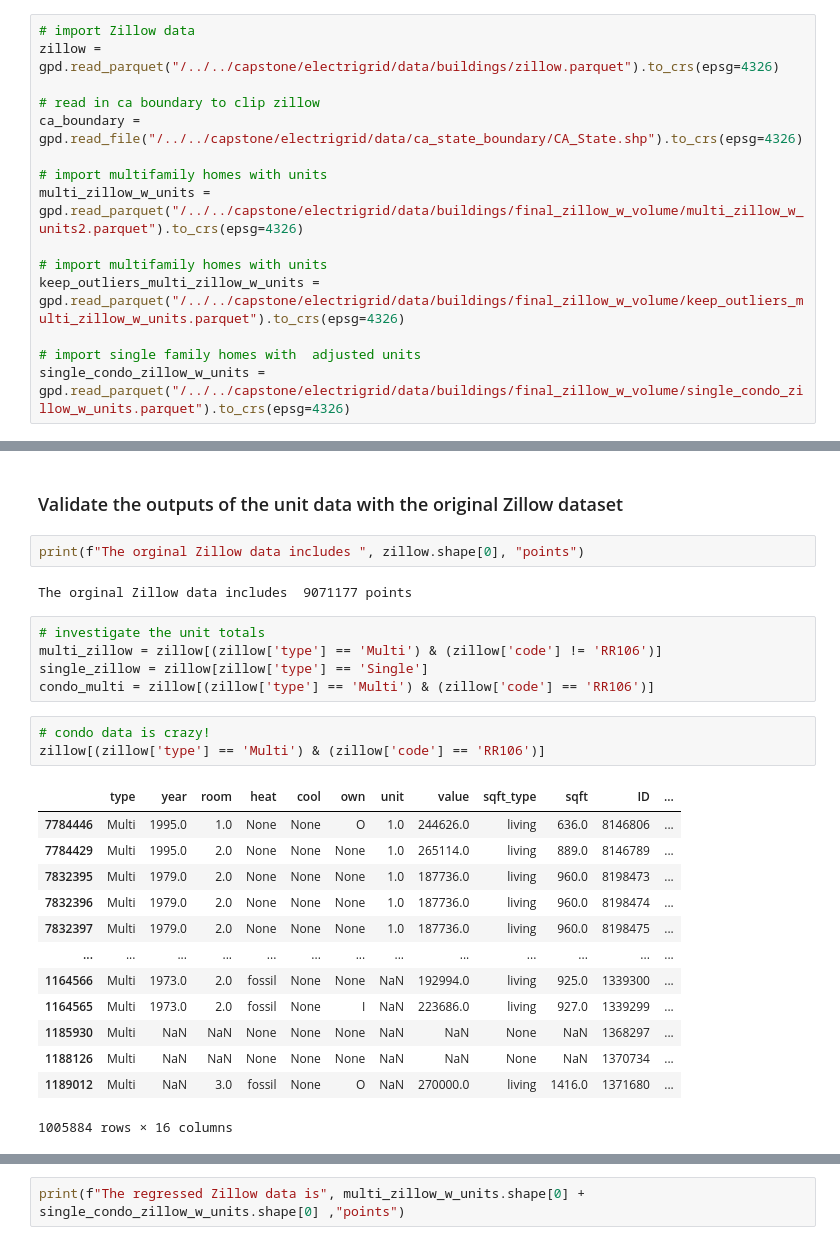
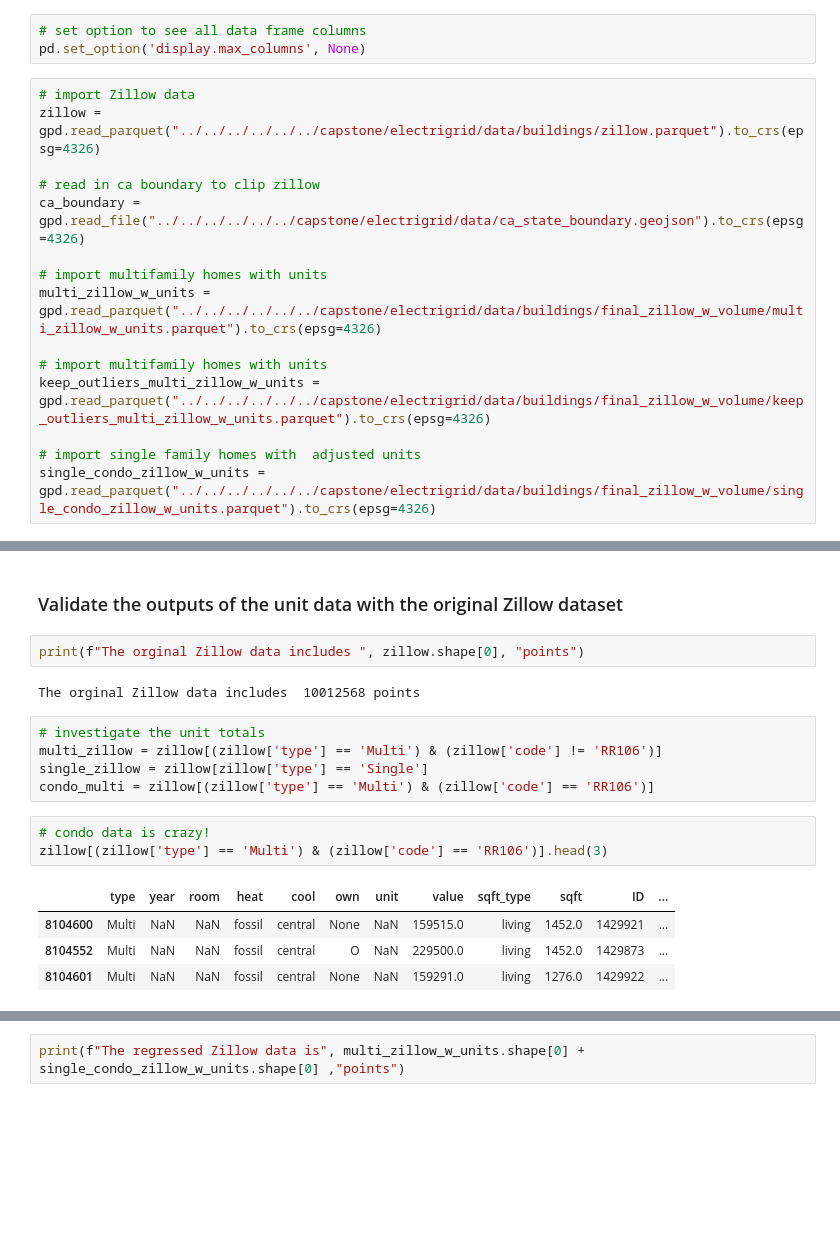
Before and after one commit to sofiiir/building-unit-regression, a Jupyter notebook: validate_units.ipynb, the cells around one changed output, grey strips where cells are left out. Saved outputs shown, nothing was run; the diff lists cells and outputs as text; blank space fills up the shorter version.

```diff
--- a/validate_units.ipynb
+++ b/validate_units.ipynb
@@ -9,21 +9,24 @@ import numpy as np
 import geopandas as gpd
 import os
 import matplotlib.pyplot as plt
+# %%
+# set option to see all data frame columns
+pd.set_option('display.max_columns', None)
 # %%
 # import Zillow data
-zillow = gpd.read_parquet("/../../capstone/electrigrid/data/buildings/zillow.parquet").to_crs(epsg=4326)
+zillow = gpd.read_parquet("../../../../../../capstone/electrigrid/data/buildings/zillow.parquet").to_crs(epsg=4326)
 
 # read in ca boundary to clip zillow
-ca_boundary = gpd.read_file("/../../capstone/electrigrid/data/ca_state_boundary/CA_State.shp").to_crs(epsg=4326)
+ca_boundary = gpd.read_file("../../../../../../capstone/electrigrid/data/ca_state_boundary.geojson").to_crs(epsg=4326)
 
 # import multifamily homes with units
-multi_zillow_w_units = gpd.read_parquet("/../../capstone/electrigrid/data/buildings/final_zillow_w_volume/multi_zillow_w_units2.parquet").to_crs(epsg=4326)
+multi_zillow_w_units = gpd.read_parquet("../../../../../../capstone/electrigrid/data/buildings/final_zillow_w_volume/multi_zillow_w_units.parquet").to_crs(epsg=4326)
 
 # import multifamily homes with units
-keep_outliers_multi_zillow_w_units = gpd.read_parquet("/../../capstone/electrigrid/data/buildings/final_zillow_w_volume/keep_outliers_multi_zillow_w_units.parquet").to_crs(epsg=4326)
+keep_outliers_multi_zillow_w_units = gpd.read_parquet("../../../../../../capstone/electrigrid/data/buildings/final_zillow_w_volume/keep_outliers_multi_zillow_w_units.parquet").to_crs(epsg=4326)
 
 # import single family homes with  adjusted units
-single_condo_zillow_w_units = gpd.read_parquet("/../../capstone/electrigrid/data/buildings/final_zillow_w_volume/single_condo_zillow_w_units.parquet").to_crs(epsg=4326)
+single_condo_zillow_w_units = gpd.read_parquet("../../../../../../capstone/electrigrid/data/buildings/final_zillow_w_volume/single_condo_zillow_w_units.parquet").to_crs(epsg=4326)
 # %%
 # clip Zillow to california
 zillow = zillow.clip(ca_boundary)
@@ -32,7 +35,7 @@ zillow = zillow.clip(ca_boundary)
 # %%
 print(f"The orginal Zillow data includes ", zillow.shape[0], "points")
 # %% [output]
-The orginal Zillow data includes  9071177 points
+The orginal Zillow data includes  10012568 points
 # %%
 # investigate the unit totals
 multi_zillow = zillow[(zillow['type'] == 'Multi') & (zillow['code'] != 'RR106')]
@@ -40,21 +43,12 @@ single_zillow = zillow[zillow['type'] == 'Single']
 condo_multi = zillow[(zillow['type'] == 'Multi') & (zillow['code'] == 'RR106')]
 # %%
 # condo data is crazy!
-zillow[(zillow['type'] == 'Multi') & (zillow['code'] == 'RR106')]
+zillow[(zillow['type'] == 'Multi') & (zillow['code'] == 'RR106')].head(3)
 # %% [output]
 |  | type | year | room | heat | cool | own | unit | value | sqft_type | sqft | ID | ... |
-| 7784446 | Multi | 1995.0 | 1.0 | None | None | O | 1.0 | 244626.0 | living | 636.0 | 8146806 | ... |
-| 7784429 | Multi | 1995.0 | 2.0 | None | None | None | 1.0 | 265114.0 | living | 889.0 | 8146789 | ... |
-| 7832395 | Multi | 1979.0 | 2.0 | None | None | None | 1.0 | 187736.0 | living | 960.0 | 8198473 | ... |
-| 7832396 | Multi | 1979.0 | 2.0 | None | None | None | 1.0 | 187736.0 | living | 960.0 | 8198474 | ... |
-| 7832397 | Multi | 1979.0 | 2.0 | None | None | None | 1.0 | 187736.0 | living | 960.0 | 8198475 | ... |
-| ... | ... | ... | ... | ... | ... | ... | ... | ... | ... | ... | ... | ... |
-| 1164566 | Multi | 1973.0 | 2.0 | fossil | None | None | NaN | 192994.0 | living | 925.0 | 1339300 | ... |
-| 1164565 | Multi | 1973.0 | 2.0 | fossil | None | I | NaN | 223686.0 | living | 927.0 | 1339299 | ... |
-| 1185930 | Multi | NaN | NaN | None | None | None | NaN | NaN | None | NaN | 1368297 | ... |
-| 1188126 | Multi | NaN | NaN | None | None | None | NaN | NaN | None | NaN | 1370734 | ... |
-| 1189012 | Multi | NaN | 3.0 | fossil | None | O | NaN | 270000.0 | living | 1416.0 | 1371680 | ... |
+| 8104600 | Multi | NaN | NaN | fossil | central | None | NaN | 159515.0 | living | 1452.0 | 1429921 | ... |
+| 8104552 | Multi | NaN | NaN | fossil | central | O | NaN | 229500.0 | living | 1452.0 | 1429873 | ... |
+| 8104601 | Multi | NaN | NaN | fossil | central | None | NaN | 159291.0 | living | 1276.0 | 1429922 | ... |
-1005884 rows × 16 columns
 # %%
 print(f"There are ", multi_zillow['unit'].sum() + single_zillow.shape[0] + condo_multi.shape[0], "units before the regression of multifamily homes.")
 # %% [output]
```
Also changed, not shown: parts of 10 cells of this notebook, 1 other file.
